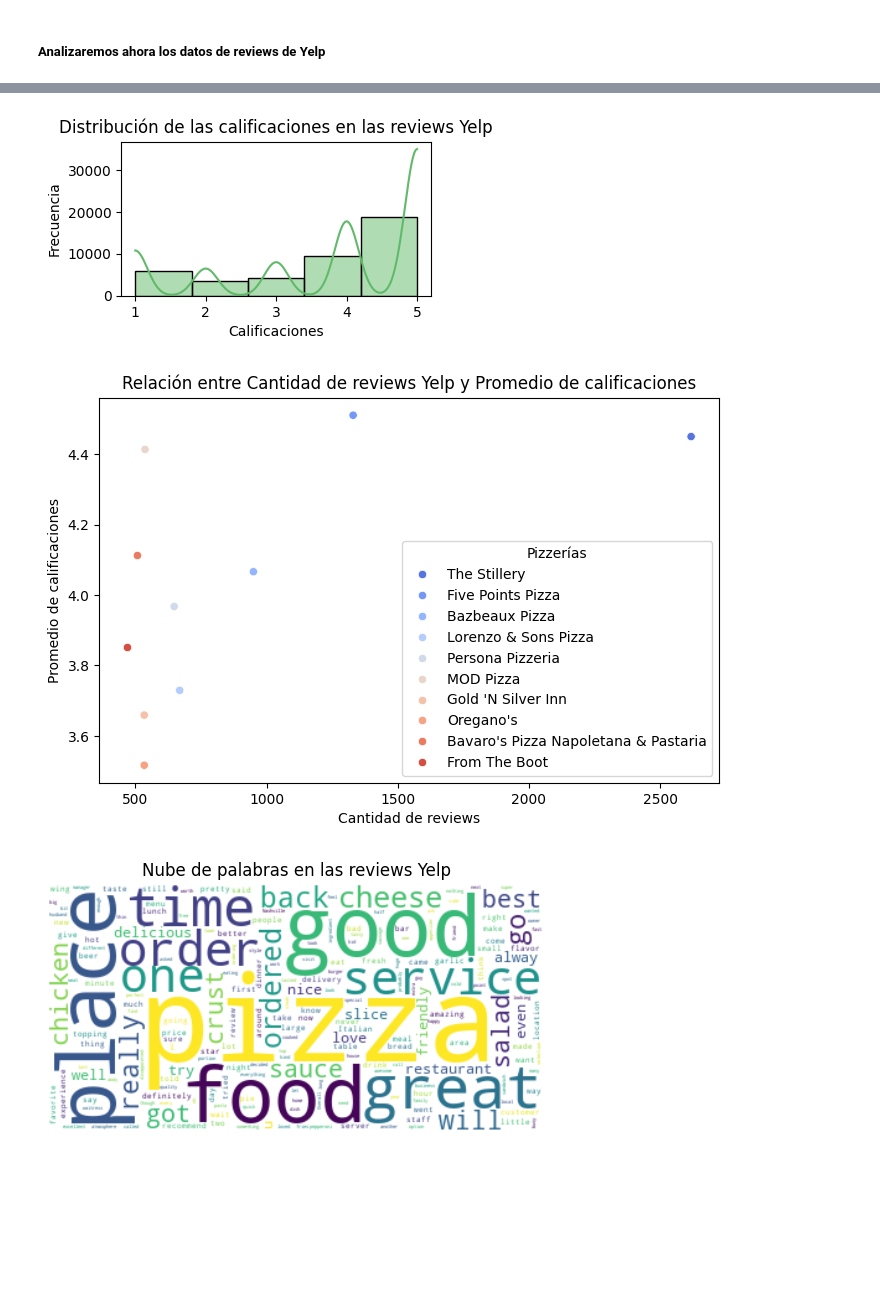
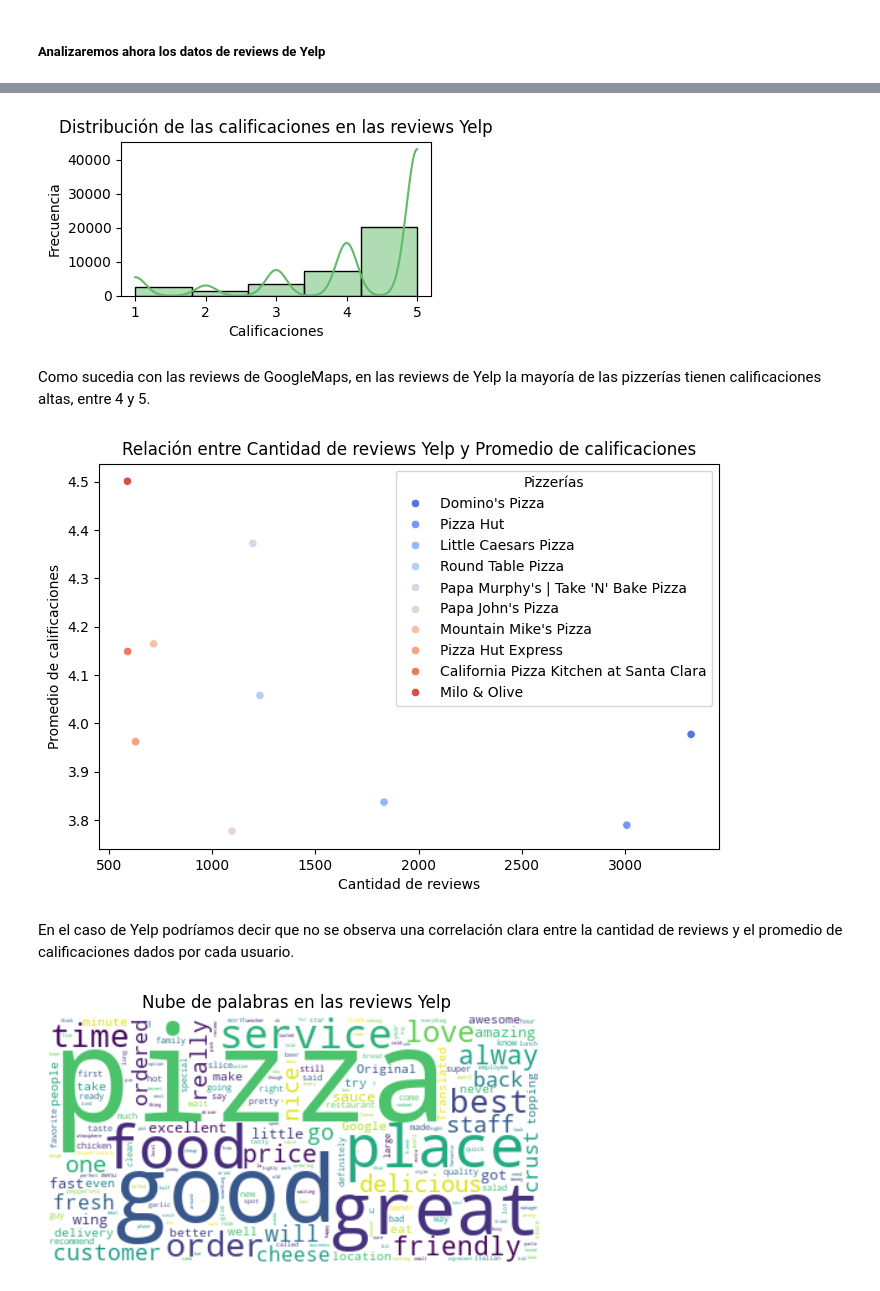
Before and after one commit to GASabas/PG-Grupo3, a Jupyter notebook: EDA.ipynb, the cells around one changed output, grey strips where cells are left out. Saved outputs shown, nothing was run; the diff lists cells and outputs as text; code cells hidden in the pictures; blank space fills up the shorter version.

```diff
--- a/EDA.ipynb
+++ b/EDA.ipynb
@@ -194,7 +319,7 @@ Se encontraron 28.766 reseñas de Yelp para las pizzerias del estado de NJ. No h
 # %%
 # Leo los archivos con datos de Yelp
-Yelp_pizza = pd.read_parquet('Yelp\\business.parquet' , engine='fastparquet')
-Yelp_pizza_rev = pd.read_parquet('Yelp\\business_pizza_rev.parquet' , engine='fastparquet')
+Yelp_pizza_CANV = pd.read_parquet(r'C:\Users\gonza\OneDrive\Desktop\Proyecto Grupal Henry\Yelp\yelp_pizza_CANV.parquet' , engine='fastparquet')
+Yelp_pizza_CANV_rev = pd.read_parquet(r'C:\Users\gonza\OneDrive\Desktop\Proyecto Grupal Henry\Yelp\business_pizza_CANV_rev.parquet' , engine='fastparquet')
 # %% [markdown]
 #### Análisis exploratorio de los datos de Yelp de pizzerías
 # %%
@@ -294,9 +436,9 @@ Name: date, dtype: datetime64[ns]
 # %%
 #  Extraer el año de la columna 'date'
-Yelp_pizza_rev['year'] = Yelp_pizza_rev['date'].dt.year
+Yelp_pizza_CANV_rev['year'] = Yelp_pizza_CANV_rev['date_x'].dt.year
 
 # Contar el número de reseñas por año
-Yelp_reviews_per_year = Yelp_pizza_rev['year'].value_counts().sort_index()
+Yelp_reviews_per_year = Yelp_pizza_CANV_rev['year'].value_counts().sort_index()
 # %%
 Yelp_reviews_per_year.describe
 # %% [output]
@@ -338,11 +499,13 @@ plt.show()
 # %%
 # Distribution of ratings
 plt.figure(figsize=(4,2))
-sns.histplot(Yelp_pizza_rev['stars_by_user'], bins=5, kde=True, color='#61ba69')
+sns.histplot(Yelp_pizza_CANV_rev['rating'], bins=5, kde=True, color='#61ba69')
 plt.title("Distribución de las calificaciones en las reviews Yelp")
 plt.xlabel("Calificaciones")
 plt.ylabel("Frecuencia")
 plt.show()
 # %% [output]
-[figure, old version]
+[figure, new version]
+# %% [markdown]
+Como sucedia con las reviews de GoogleMaps, en las reviews de Yelp la mayoría de las pizzerías tienen calificaciones altas, entre 4 y 5.
 # %%
@@ -354,28 +517,30 @@ pizzeria_stats = Yelp_pizza_rev.groupby('name').agg(
 top_pizzeria_stats = pizzeria_stats.sort_values(by='num_reviews', ascending=False).head(10)
 # %%
 plt.figure(figsize=(8,5))
-sns.scatterplot(data= top_pizzeria_stats, x="num_reviews", y="avg_rating", hue="name", palette="coolwarm")
+sns.scatterplot(data= top_pizzeria_stats, x="num_reviews", y="avg_rating", hue="business_name", palette="coolwarm")
 plt.title("Relación entre Cantidad de reviews Yelp y Promedio de calificaciones")
 plt.xlabel("Cantidad de reviews")
 plt.ylabel("Promedio de calificaciones")
 plt.legend(title="Pizzerías")
 plt.show()
 # %% [output]
-[figure, old version]
+[figure, new version]
+# %% [markdown]
+En el caso de Yelp podríamos decir que no se observa una correlación clara entre la cantidad de reviews y el promedio de calificaciones dados por cada usuario.
 # %%
 #Creating the text variable
 
-df = Yelp_pizza_rev.dropna(subset=['text'])
+df = Yelp_pizza_CANV_rev.dropna(subset=['text_x'])
 
-text2 = " ".join(text for text in df['text'])
+text2 = " ".join(text for text in df['text_x'])
 
 # Creating word_cloud with text as argument in .generate() method
 word_cloud2 = WordCloud(collocations = False, background_color = 'white').generate(text2)
 
 # Display the generated Word Cloud
 plt.imshow(word_cloud2, interpolation='bilinear')
 plt.title(f"Nube de palabras en las reviews Yelp")
 plt.axis("off")
 plt.show()
 # %% [output]
-[figure, old version]
+[figure, new version]
```
Also changed, not shown: parts of 46 cells of this notebook, 4 other files.
